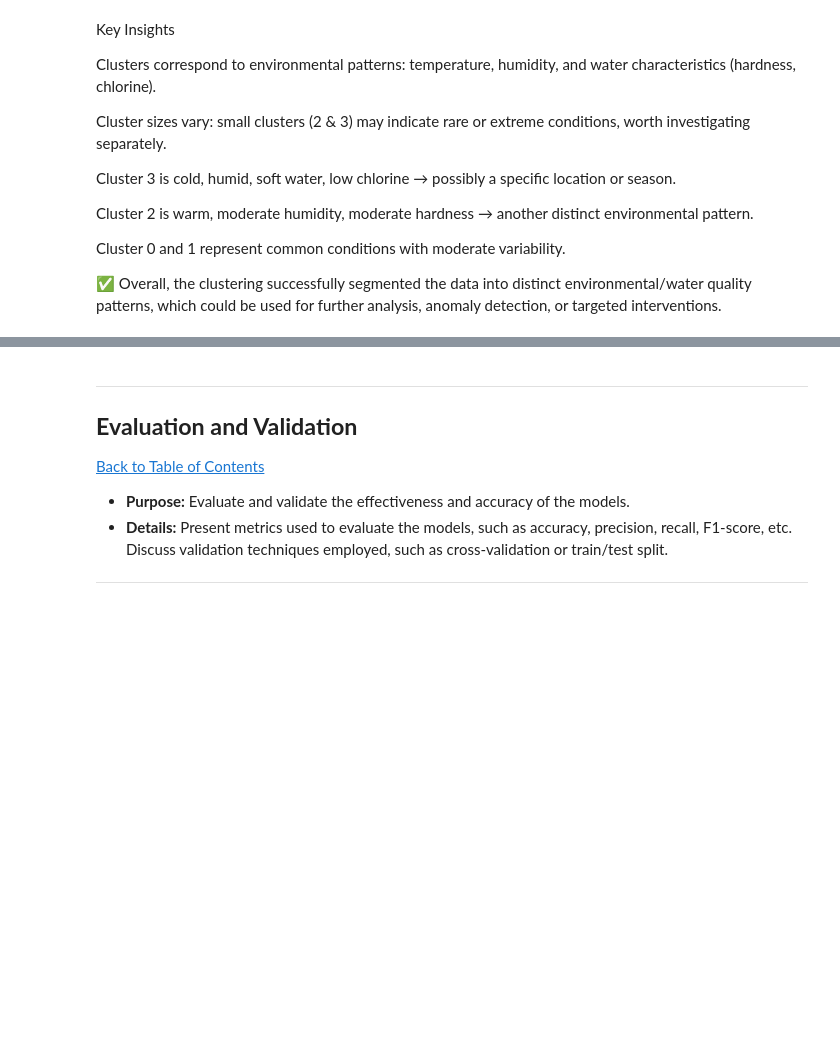
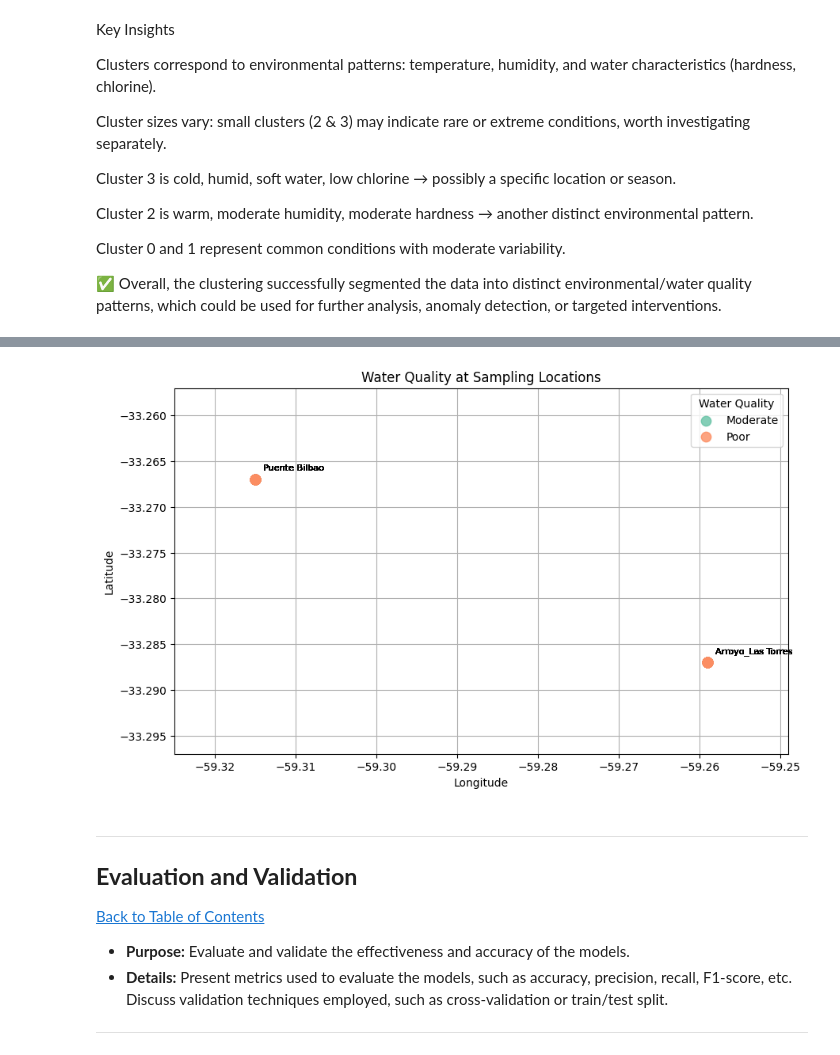
Before and after one commit to Jeremy809/Workplace, a Jupyter notebook: QCTO---Workplace-Module-Notebook-Template-4571.ipynb, the cells around one changed output, grey strips where cells are left out. Saved outputs shown, nothing was run; the diff lists cells and outputs as text; code cells hidden in the pictures; blank space fills up the shorter version.

```diff
--- a/QCTO---Workplace-Module-Notebook-Template-4571.ipynb
+++ b/QCTO---Workplace-Module-Notebook-Template-4571.ipynb
@@ -775,3 +900,44 @@ Cluster 0 and 1 represent common conditions with moderate variability.
+# %%
+import matplotlib.pyplot as plt
+
+# Choose column for water quality (replace with your actual column name)
+quality_col = 'Water_Quality_Class'  # e.g., 'Good', 'Moderate', 'Poor'
+
+# Unique categories for coloring
+categories = df[quality_col].unique()
+colors = plt.cm.Set2(range(len(categories)))  # Set1 colormap
+
+plt.figure(figsize=(10,6))
+
+# Plot each category separately for legend
+for cat, color in zip(categories, colors):
+    subset = df[df[quality_col] == cat]
+    plt.scatter(
+        subset['lon'],
+        subset['lat'],
+        s=80,
+        color=color,
+        label=cat,
+        alpha=0.8
+    )
+
+# Add labels for points
+for _, row in df.iterrows():
+    plt.text(row['lon'] + 0.001, row['lat'] + 0.001, row['sampling_point'], fontsize=8)
+
+# Zoom to points
+plt.xlim(df['lon'].min() - 0.01, df['lon'].max() + 0.01)
+plt.ylim(df['lat'].min() - 0.01, df['lat'].max() + 0.01)
+
+# Titles and legend
+plt.title("Water Quality at Sampling Locations")
+plt.xlabel("Longitude")
+plt.ylabel("Latitude")
+plt.legend(title="Water Quality")
+plt.grid(True)
+plt.show()
+# %% [output]
+[figure, added]
 # %% [markdown]
 ---
 <a href=#seven></a>
```
Also changed, not shown: parts of 34 cells of this notebook.
